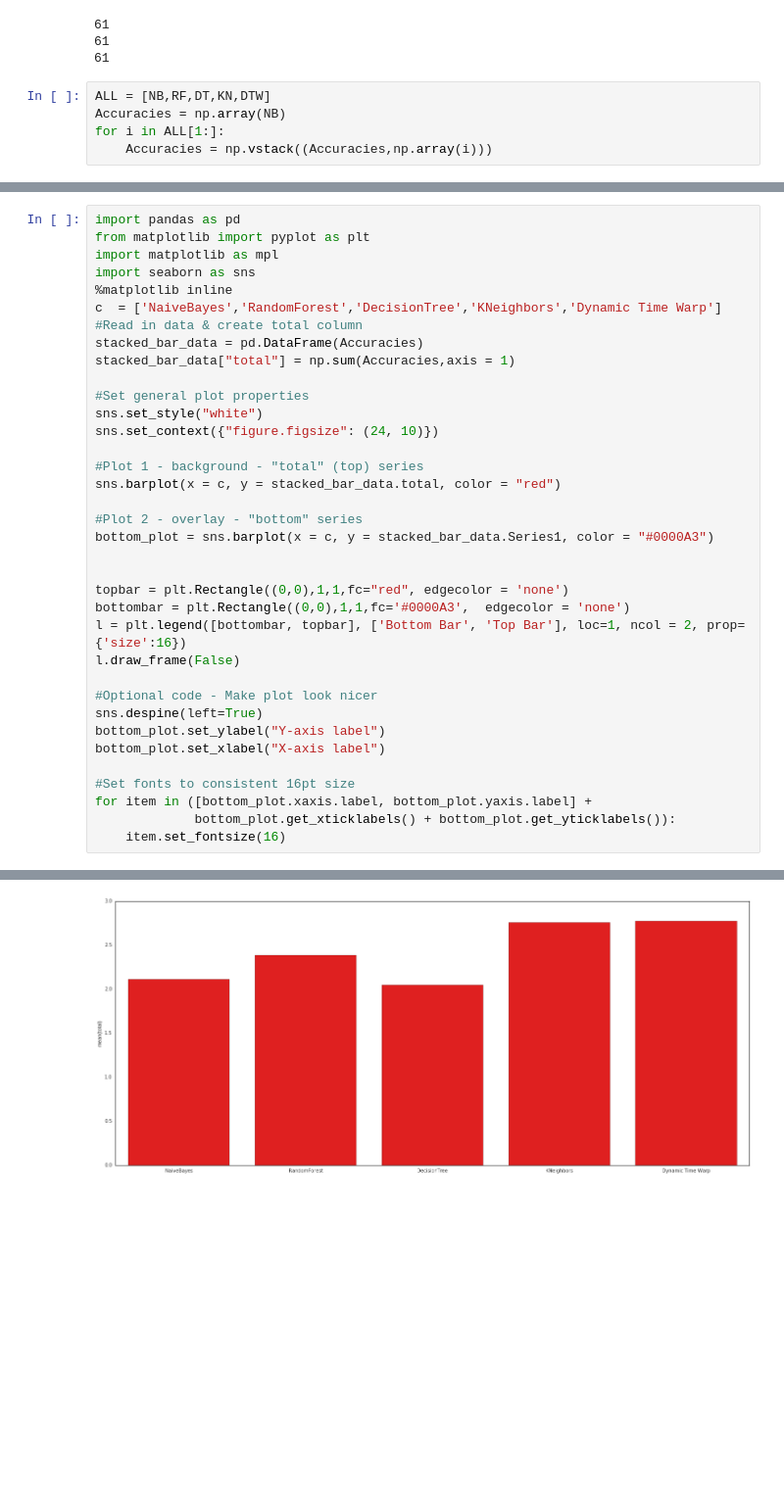
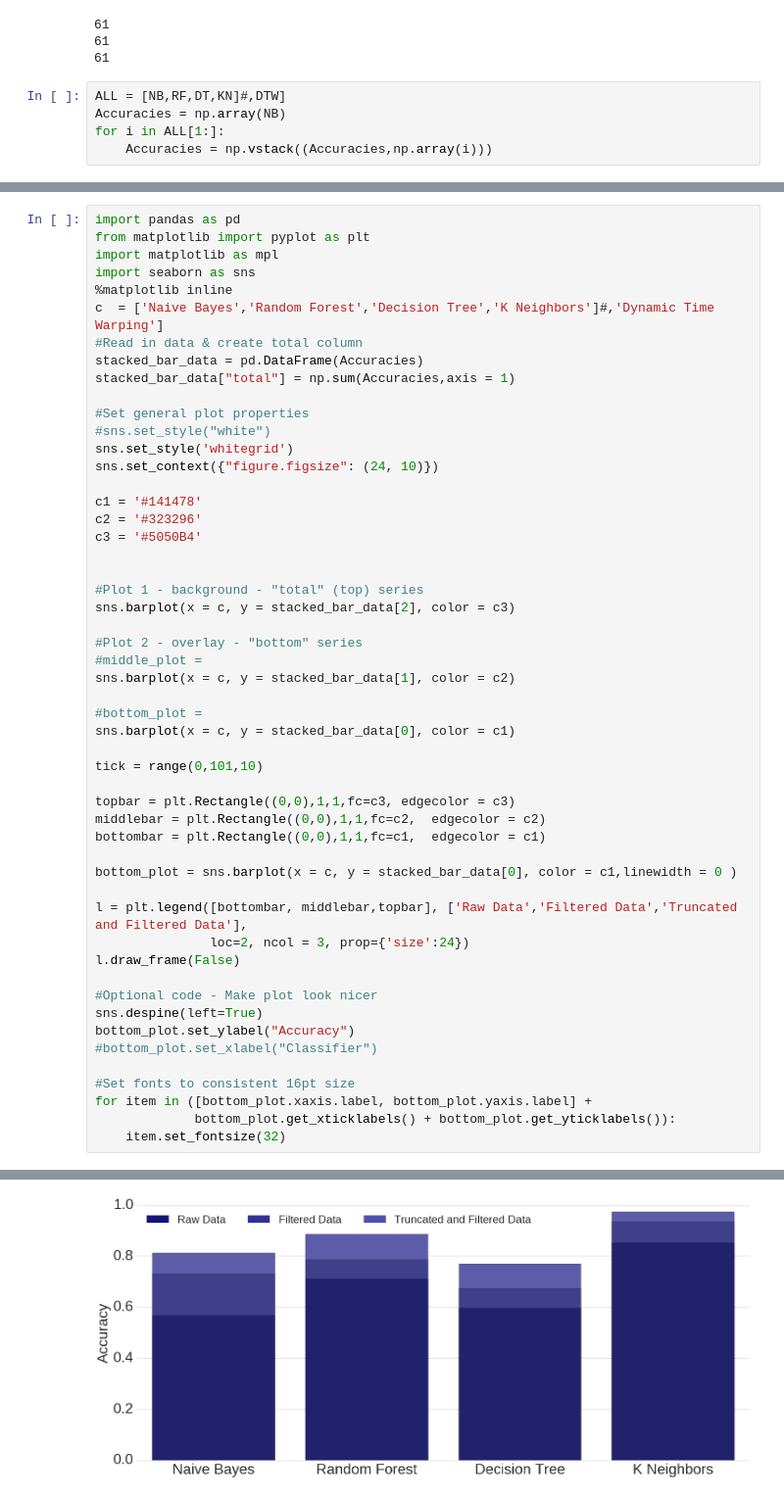
Before and after one commit to dkanarek12/metis_work, a Jupyter notebook: projects/05-Kojak/05-Kojak.ipynb, the cells around one changed output, grey strips where cells are left out. Shown at 98% size. Drawn from its saved outputs; the diff is of its cells as text; blank space fills up the shorter version.

```diff
--- a/projects/05-Kojak/05-Kojak.ipynb
+++ b/projects/05-Kojak/05-Kojak.ipynb
@@ -1055,7 +1047,7 @@ for dataset in d:
 61
 61
 # %%
-ALL = [NB,RF,DT,KN,DTW]
+ALL = [NB,RF,DT,KN]#,DTW]
 Accuracies = np.array(NB)
 for i in ALL[1:]:
     Accuracies = np.vstack((Accuracies,np.array(i)))
@@ -1077,34 +1057,50 @@ from matplotlib import pyplot as plt
 import matplotlib as mpl
 import seaborn as sns
 %matplotlib inline
-c  = ['NaiveBayes','RandomForest','DecisionTree','KNeighbors','Dynamic Time Warp']
+c  = ['Naive Bayes','Random Forest','Decision Tree','K Neighbors']#,'Dynamic Time Warping']
 #Read in data & create total column
 stacked_bar_data = pd.DataFrame(Accuracies)
 stacked_bar_data["total"] = np.sum(Accuracies,axis = 1)
 
 #Set general plot properties
-sns.set_style("white")
+#sns.set_style("white")
+sns.set_style('whitegrid')
 sns.set_context({"figure.figsize": (24, 10)})
 
+c1 = '#141478'
+c2 = '#323296'
+c3 = '#5050B4'
+
+
 #Plot 1 - background - "total" (top) series
-sns.barplot(x = c, y = stacked_bar_data.total, color = "red")
+sns.barplot(x = c, y = stacked_bar_data[2], color = c3)
 
 #Plot 2 - overlay - "bottom" series
-bottom_plot = sns.barplot(x = c, y = stacked_bar_data.Series1, color = "#0000A3")
+#middle_plot =
+sns.barplot(x = c, y = stacked_bar_data[1], color = c2)
 
+#bottom_plot =
+sns.barplot(x = c, y = stacked_bar_data[0], color = c1)
 
-topbar = plt.Rectangle((0,0),1,1,fc="red", edgecolor = 'none')
-bottombar = plt.Rectangle((0,0),1,1,fc='#0000A3',  edgecolor = 'none')
-l = plt.legend([bottombar, topbar], ['Bottom Bar', 'Top Bar'], loc=1, ncol = 2, prop={'size':16})
+tick = range(0,101,10)
+
+topbar = plt.Rectangle((0,0),1,1,fc=c3, edgecolor = c3)
+middlebar = plt.Rectangle((0,0),1,1,fc=c2,  edgecolor = c2)
+bottombar = plt.Rectangle((0,0),1,1,fc=c1,  edgecolor = c1)
+
+bottom_plot = sns.barplot(x = c, y = stacked_bar_data[0], color = c1,linewidth = 0 )
+
+l = plt.legend([bottombar, middlebar,topbar], ['Raw Data','Filtered Data','Truncated and Filtered Data'],
+               loc=2, ncol = 3, prop={'size':24})
 l.draw_frame(False)
 
 #Optional code - Make plot look nicer
 sns.despine(left=True)
-bottom_plot.set_ylabel("Y-axis label")
-bottom_plot.set_xlabel("X-axis label")
+bottom_plot.set_ylabel("Accuracy")
+#bottom_plot.set_xlabel("Classifier")
 
 #Set fonts to consistent 16pt size
 for item in ([bottom_plot.xaxis.label, bottom_plot.yaxis.label] +
              bottom_plot.get_xticklabels() + bottom_plot.get_yticklabels()):
-    item.set_fontsize(16)
+    item.set_fontsize(32)
 # %% [output]
@@ -1112 +1107 @@ AttributeError: 'DataFrame' object has no attribute 'Series1'
-[figure, old version]
+[figure, new version]
```
Also changed, not shown: parts of 11 cells of this notebook, 23 other files.
